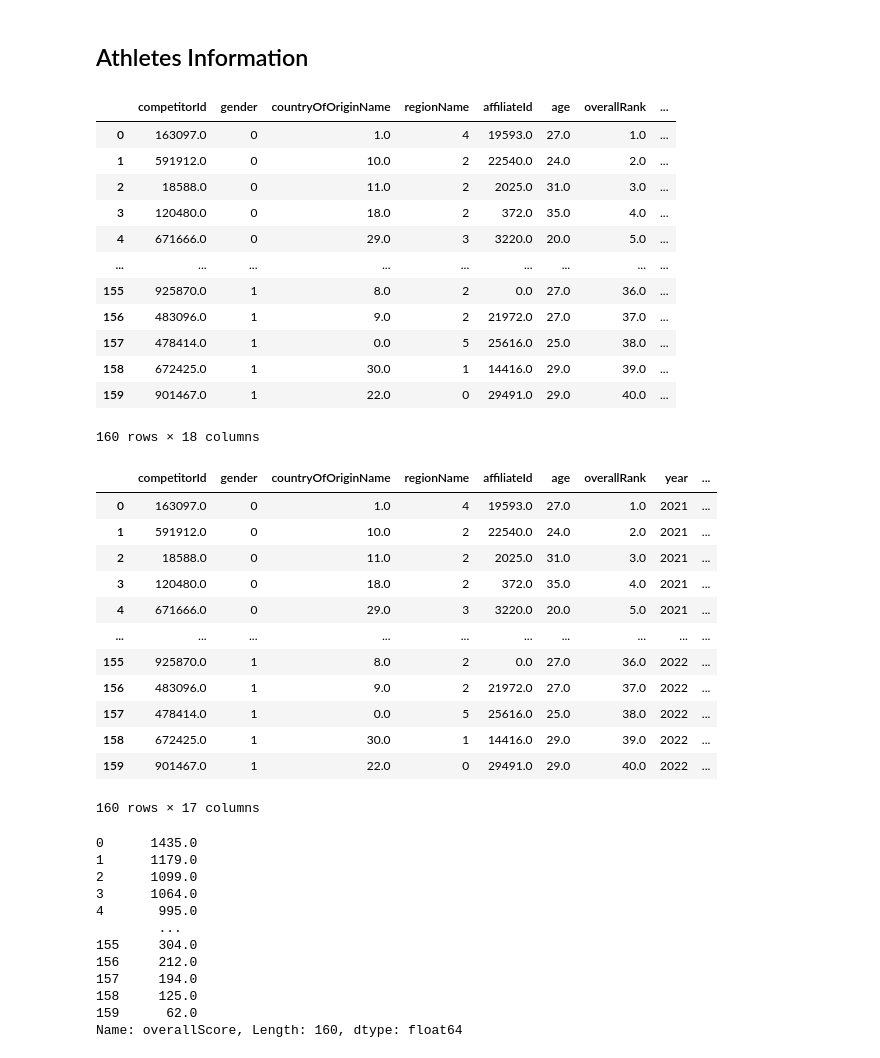
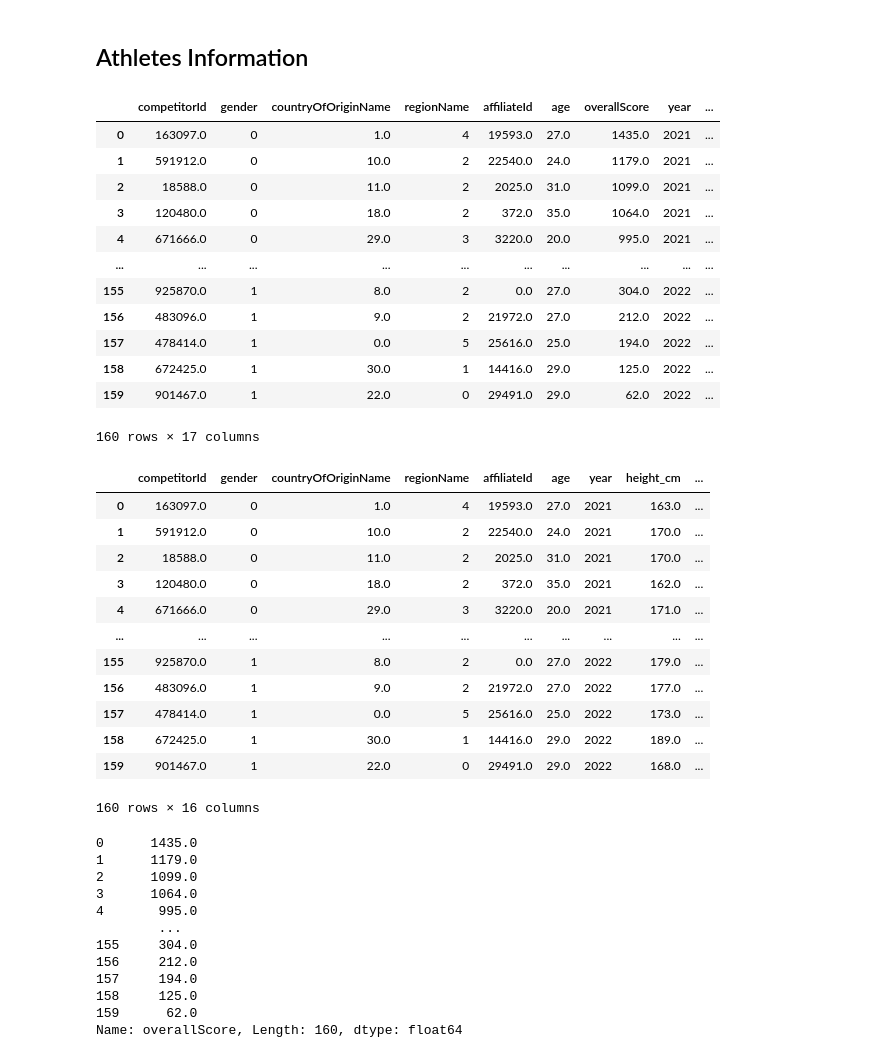
Before and after one commit to tgomesjuliana/ds-crossfit-games-competitions, a Jupyter notebook: model_building.ipynb, the cells around one changed output. Cells and saved outputs as stored; diff of their text form; code cells hidden in the pictures.

```diff
--- a/model_building.ipynb
+++ b/model_building.ipynb
@@ -12,40 +12,41 @@ import matplotlib.pyplot as plt
 # %%
 pivot_data = pd.read_csv("../input/crossfit-competitions/pivoted_athletes_information.csv")
 train_data = pivot_data[pivot_data['year'] != 2023]
+train_data = train_data.drop(columns=['overallRank'])
 train_data
 # %% [output]
-|  | competitorId | gender | countryOfOriginName | regionName | affiliateId | age | overallRank | ... |
-| 0 | 163097.0 | 0 | 1.0 | 4 | 19593.0 | 27.0 | 1.0 | ... |
-| 1 | 591912.0 | 0 | 10.0 | 2 | 22540.0 | 24.0 | 2.0 | ... |
-| 2 | 18588.0 | 0 | 11.0 | 2 | 2025.0 | 31.0 | 3.0 | ... |
-| 3 | 120480.0 | 0 | 18.0 | 2 | 372.0 | 35.0 | 4.0 | ... |
-| 4 | 671666.0 | 0 | 29.0 | 3 | 3220.0 | 20.0 | 5.0 | ... |
-| ... | ... | ... | ... | ... | ... | ... | ... | ... |
-| 155 | 925870.0 | 1 | 8.0 | 2 | 0.0 | 27.0 | 36.0 | ... |
-| 156 | 483096.0 | 1 | 9.0 | 2 | 21972.0 | 27.0 | 37.0 | ... |
-| 157 | 478414.0 | 1 | 0.0 | 5 | 25616.0 | 25.0 | 38.0 | ... |
-| 158 | 672425.0 | 1 | 30.0 | 1 | 14416.0 | 29.0 | 39.0 | ... |
-| 159 | 901467.0 | 1 | 22.0 | 0 | 29491.0 | 29.0 | 40.0 | ... |
+|  | competitorId | gender | countryOfOriginName | regionName | affiliateId | age | overallScore | year | ... |
+| 0 | 163097.0 | 0 | 1.0 | 4 | 19593.0 | 27.0 | 1435.0 | 2021 | ... |
+| 1 | 591912.0 | 0 | 10.0 | 2 | 22540.0 | 24.0 | 1179.0 | 2021 | ... |
+| 2 | 18588.0 | 0 | 11.0 | 2 | 2025.0 | 31.0 | 1099.0 | 2021 | ... |
+| 3 | 120480.0 | 0 | 18.0 | 2 | 372.0 | 35.0 | 1064.0 | 2021 | ... |
+| 4 | 671666.0 | 0 | 29.0 | 3 | 3220.0 | 20.0 | 995.0 | 2021 | ... |
+| ... | ... | ... | ... | ... | ... | ... | ... | ... | ... |
+| 155 | 925870.0 | 1 | 8.0 | 2 | 0.0 | 27.0 | 304.0 | 2022 | ... |
+| 156 | 483096.0 | 1 | 9.0 | 2 | 21972.0 | 27.0 | 212.0 | 2022 | ... |
+| 157 | 478414.0 | 1 | 0.0 | 5 | 25616.0 | 25.0 | 194.0 | 2022 | ... |
+| 158 | 672425.0 | 1 | 30.0 | 1 | 14416.0 | 29.0 | 125.0 | 2022 | ... |
+| 159 | 901467.0 | 1 | 22.0 | 0 | 29491.0 | 29.0 | 62.0 | 2022 | ... |
-160 rows × 18 columns
+160 rows × 17 columns
 # %%
 X = train_data.copy()
 y = X.pop('overallScore')
 # %%
 X
 # %% [output]
-|  | competitorId | gender | countryOfOriginName | regionName | affiliateId | age | overallRank | year | ... |
-| 0 | 163097.0 | 0 | 1.0 | 4 | 19593.0 | 27.0 | 1.0 | 2021 | ... |
-| 1 | 591912.0 | 0 | 10.0 | 2 | 22540.0 | 24.0 | 2.0 | 2021 | ... |
-| 2 | 18588.0 | 0 | 11.0 | 2 | 2025.0 | 31.0 | 3.0 | 2021 | ... |
-| 3 | 120480.0 | 0 | 18.0 | 2 | 372.0 | 35.0 | 4.0 | 2021 | ... |
-| 4 | 671666.0 | 0 | 29.0 | 3 | 3220.0 | 20.0 | 5.0 | 2021 | ... |
+|  | competitorId | gender | countryOfOriginName | regionName | affiliateId | age | year | height_cm | ... |
+| 0 | 163097.0 | 0 | 1.0 | 4 | 19593.0 | 27.0 | 2021 | 163.0 | ... |
+| 1 | 591912.0 | 0 | 10.0 | 2 | 22540.0 | 24.0 | 2021 | 170.0 | ... |
+| 2 | 18588.0 | 0 | 11.0 | 2 | 2025.0 | 31.0 | 2021 | 170.0 | ... |
+| 3 | 120480.0 | 0 | 18.0 | 2 | 372.0 | 35.0 | 2021 | 162.0 | ... |
+| 4 | 671666.0 | 0 | 29.0 | 3 | 3220.0 | 20.0 | 2021 | 171.0 | ... |
 | ... | ... | ... | ... | ... | ... | ... | ... | ... | ... |
-| 155 | 925870.0 | 1 | 8.0 | 2 | 0.0 | 27.0 | 36.0 | 2022 | ... |
-| 156 | 483096.0 | 1 | 9.0 | 2 | 21972.0 | 27.0 | 37.0 | 2022 | ... |
-| 157 | 478414.0 | 1 | 0.0 | 5 | 25616.0 | 25.0 | 38.0 | 2022 | ... |
-| 158 | 672425.0 | 1 | 30.0 | 1 | 14416.0 | 29.0 | 39.0 | 2022 | ... |
-| 159 | 901467.0 | 1 | 22.0 | 0 | 29491.0 | 29.0 | 40.0 | 2022 | ... |
+| 155 | 925870.0 | 1 | 8.0 | 2 | 0.0 | 27.0 | 2022 | 179.0 | ... |
+| 156 | 483096.0 | 1 | 9.0 | 2 | 21972.0 | 27.0 | 2022 | 177.0 | ... |
+| 157 | 478414.0 | 1 | 0.0 | 5 | 25616.0 | 25.0 | 2022 | 173.0 | ... |
+| 158 | 672425.0 | 1 | 30.0 | 1 | 14416.0 | 29.0 | 2022 | 189.0 | ... |
+| 159 | 901467.0 | 1 | 22.0 | 0 | 29491.0 | 29.0 | 2022 | 168.0 | ... |
-160 rows × 17 columns
+160 rows × 16 columns
 # %%
 y
 # %% [output]
```
Also changed, not shown: parts of 12 cells of this notebook.
